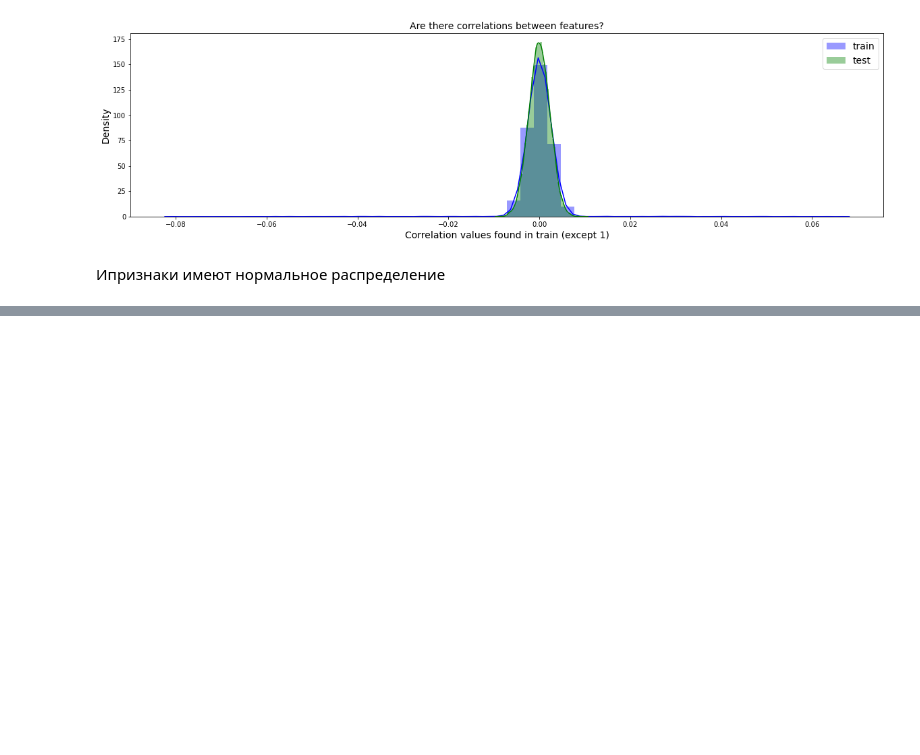
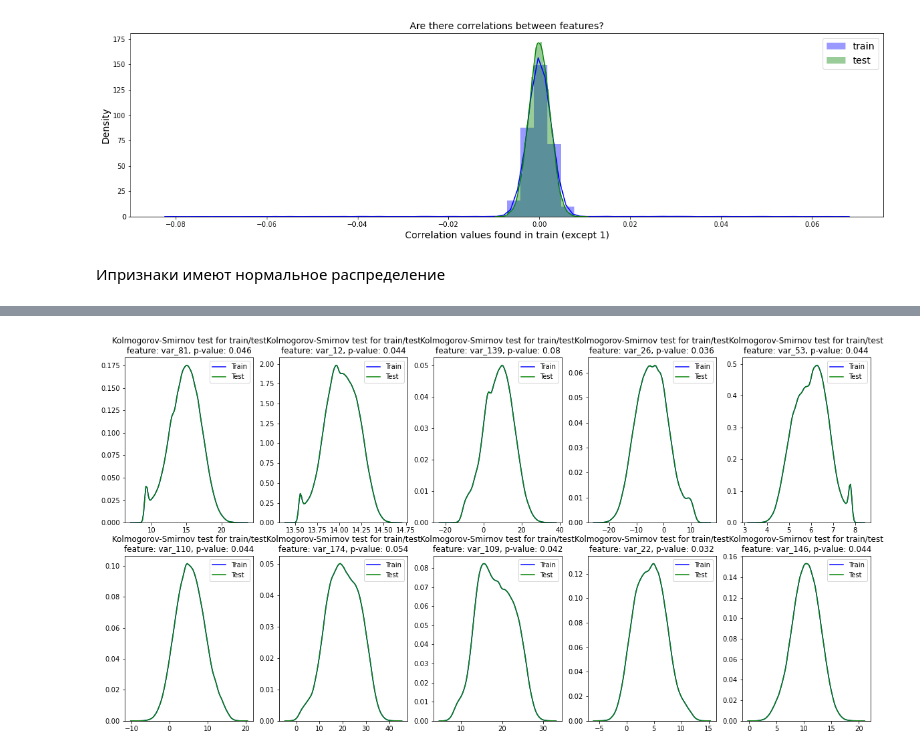
Before and after one commit to Valdert-13/Sports-data-analysis., a Jupyter notebook: lesson-1/lesson-1.ipynb, the cells around one changed output, grey strips where cells are left out. Saved outputs shown, nothing was run; the diff lists cells and outputs as text; code cells hidden in the pictures; blank space fills up the shorter version.

```diff
--- a/lesson-1/lesson-1.ipynb
+++ b/lesson-1/lesson-1.ipynb
@@ -98,0 +162,19 @@ sns.heatmap(train[FEATS].corr().round(2), square=True, vmax=0.1, cmap="viridis",
+# %%
+statistics_array = []
+fig, axes = plt.subplots(2, 5, figsize=(20, 10))
+
+for num, feature in enumerate(feature_names[idx]):
+    statistic, pvalue = ks_2samp(
+        train[feature].sample(500), test[feature].sample(500)
+    )
+    statistics_array.append(statistic)
+
+    sns.kdeplot(train[feature], ax=axes[num//5, num%5], color="Blue", label="Train")
+    sns.kdeplot(train[feature], ax=axes[num//5, num%5], color="Green", label="Test")
+
+    axes[num//5, num%5].set_title(
+        (f"Kolmogorov-Smirnov test for train/test\n"
+        f"feature: {feature}, p-value: {round(statistic, 3)}")
+    )
+# %% [output]
+[figure, added]
```
Also changed, not shown: parts of 10 cells of this notebook.
